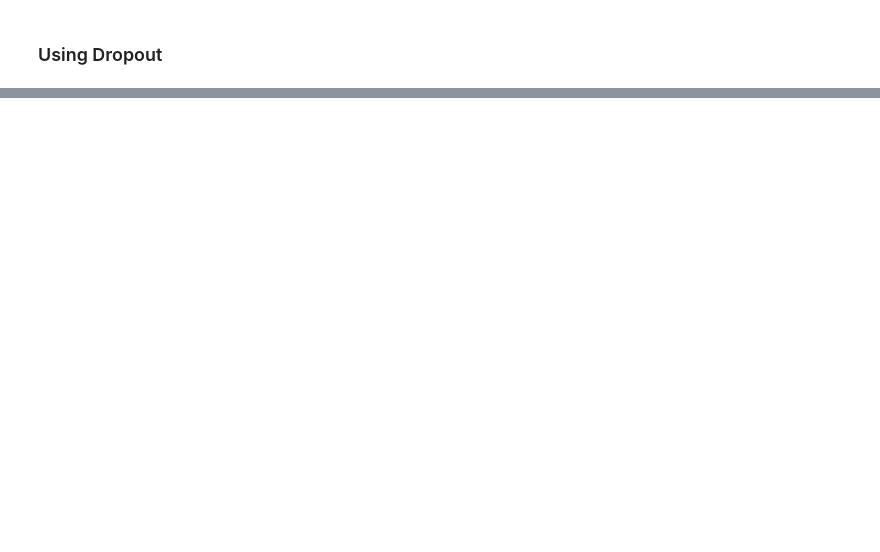
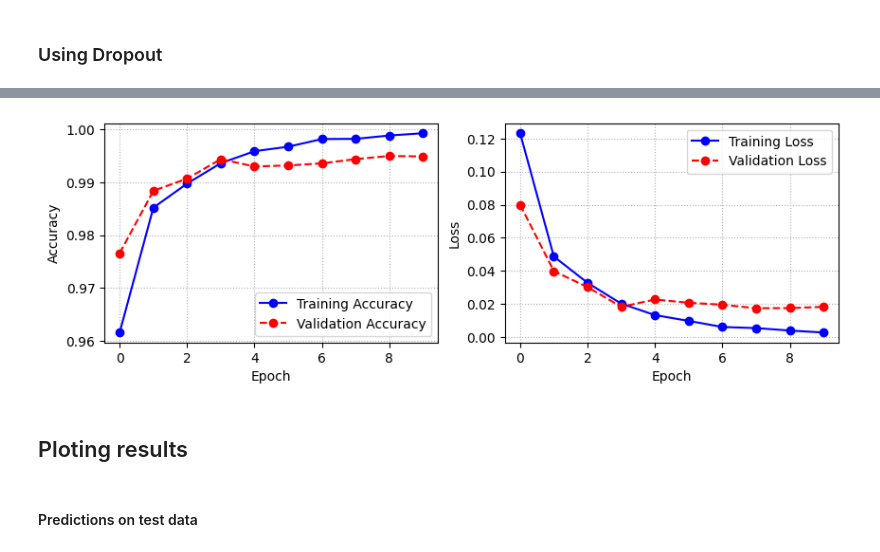
Before and after one commit to samuelpsouza/distributed-computing, a Jupyter notebook: lab05/lab05.ipynb, the cells around one changed output, grey strips where cells are left out. Drawn from its saved outputs; the diff is of its cells as text; code cells hidden in the pictures; blank space fills up the shorter version.

```diff
--- a/lab05/lab05.ipynb
+++ b/lab05/lab05.ipynb
@@ -296,0 +321,42 @@ plot_model_results(history_model_5)
+# %%
+model_6 = tf.keras.Sequential(
+    [
+        tf.keras.layers.Input(shape=(28, 28, 1)),
+
+        tf.keras.layers.Conv2D(kernel_size=3, filters=12, use_bias=False, padding='same'),
+        tf.keras.layers.BatchNormalization(center=True, scale=False),
+        tf.keras.layers.Activation('relu'),
+
+        tf.keras.layers.Conv2D(kernel_size=6, filters=24, use_bias=False, padding='same', strides=2),
+        tf.keras.layers.BatchNormalization(center=True, scale=False),
+        tf.keras.layers.Activation('relu'),
+
+        tf.keras.layers.Conv2D(kernel_size=6, filters=32, use_bias=False, padding='same', strides=2),
+        tf.keras.layers.BatchNormalization(center=True, scale=False),
+        tf.keras.layers.Activation('relu'),
+
+        tf.keras.layers.Flatten(),
+
+        tf.keras.layers.Dense(200, use_bias=False),
+        tf.keras.layers.BatchNormalization(center=True, scale=False),
+        tf.keras.layers.Activation('relu'),
+
+        tf.keras.layers.Dropout(0.3),
+        tf.keras.layers.Dense(10, activation='softmax')
+    ]
+)
+# %%
+model_6.compile(
+    optimizer=tf.keras.optimizers.Adam(learning_rate=0.01),
+    loss='sparse_categorical_crossentropy',
+    metrics=['accuracy']
+)
+# %%
+history_model_6 = model_6.fit(
+    x_train,
+    y_train,
+    epochs=10,
+    validation_data=(x_test, y_test),
+    callbacks=[lr_decay_callback],
+    batch_size=65, verbose=2
+)
@@ -296,0 +381,6 @@ plot_model_results(history_model_5)
+# %%
+plot_model_results(history_model_6)
+# %% [output]
+[figure, added]
+# %% [markdown]
+## Ploting results
@@ -296,0 +389,2 @@ plot_model_results(history_model_5)
+# %% [markdown]
+#### Predictions on test data
```
Also changed, not shown: parts of 14 cells of this notebook.
